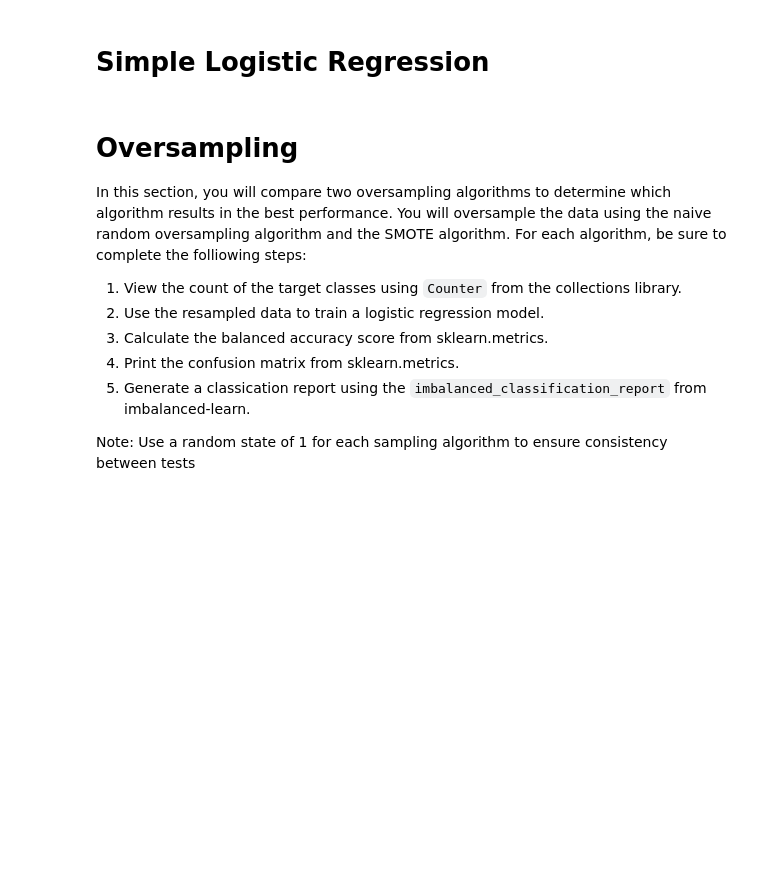
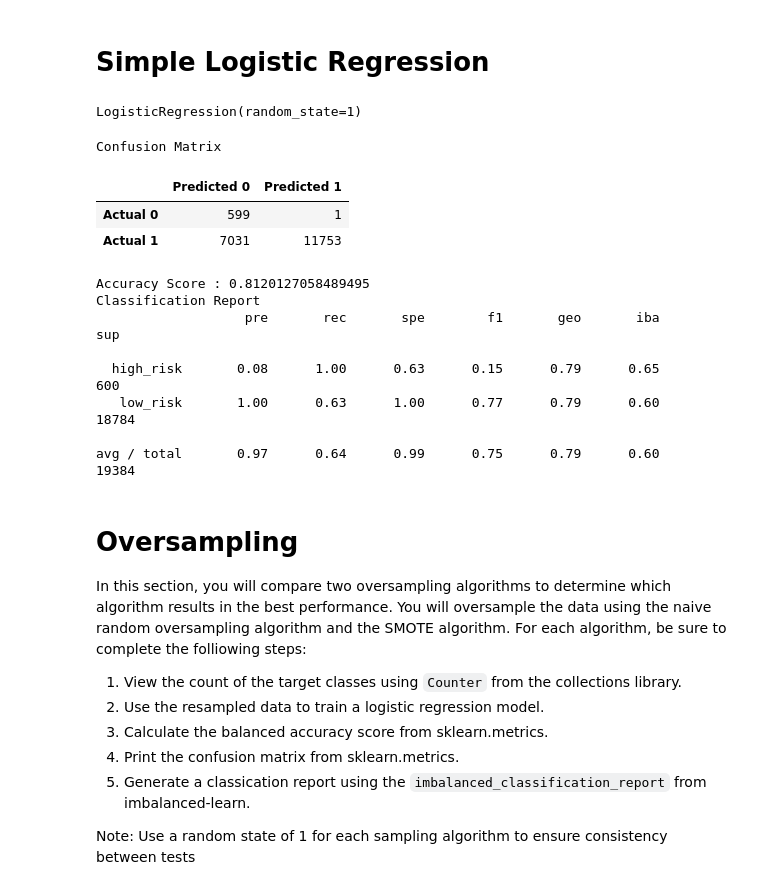
Before and after one commit to BRENNANSEANM/Classification-Homework, a Jupyter notebook: Starter_Code/credit_risk_resampling.ipynb, the cells around one changed output. Cells and saved outputs as stored; diff of their text form; code cells hidden in the pictures; blank space fills up the shorter version.

```diff
--- a/Starter_Code/credit_risk_resampling.ipynb
+++ b/Starter_Code/credit_risk_resampling.ipynb
@@ -87,14 +91,15 @@ from sklearn.preprocessing import StandardScaler
 # %%
 # Scale the training and testing data
-# YOUR CODE HERE
+X_train_scaled = X_scaler.transform(X_train)
+X_test_scaled = X_scaler.transform(X_test)
 # %% [markdown]
 # Simple Logistic Regression
 # %%
-from sklearn.linear_model import LogisticRegression
-model = LogisticRegression(solver='lbfgs', random_state=1)
-model.fit(X_train, y_train)
+model_lr = LogisticRegression(solver='lbfgs', random_state=1)
+model_lr.fit(X_train, y_train)
+# %% [output]
+LogisticRegression(random_state=1)
 # %%
 # Calculated the balanced accuracy score
-from sklearn.metrics import balanced_accuracy_score
-y_pred = model.predict(X_test)
-balanced_accuracy_score(y_test, y_pred)
+pred_lr = model_lr.predict(X_test_scaled)
+acc_score_lr = balanced_accuracy_score(y_test, pred_lr)
@@ -105,7 +106,29 @@ confusion_matrix(y_test, y_pred)
+# %%
+# Display the confusion matrix
+cm_lr = confusion_matrix(y_test, pred_lr)
+cm_lr_df = pd.DataFrame(
+    cm_lr, index=["Actual 0", "Actual 1"], columns=["Predicted 0", "Predicted 1"]
+)
 # %%
 # Print the imbalanced classification report
-from imblearn.metrics import classification_report_imbalanced
-print(classification_report_imbalanced(y_test, y_pred))
+print("Confusion Matrix")
+display(cm_lr_df)
+print(f"Accuracy Score : {acc_score_lr}")
+print("Classification Report")
+print(classification_report_imbalanced(y_test, pred_lr))
+# %% [output]
+Confusion Matrix
+|  | Predicted 0 | Predicted 1 |
+| Actual 0 | 599 | 1 |
+| Actual 1 | 7031 | 11753 |
+Accuracy Score : 0.8120127058489495
+Classification Report
+                   pre       rec       spe        f1       geo       iba       sup
+
+  high_risk       0.08      1.00      0.63      0.15      0.79      0.65       600
+   low_risk       1.00      0.63      1.00      0.77      0.79      0.60     18784
+
+avg / total       0.97      0.64      0.99      0.75      0.79      0.60     19384
 # %% [markdown]
 # Oversampling
 
```
Also changed, not shown: parts of 36 cells of this notebook.
